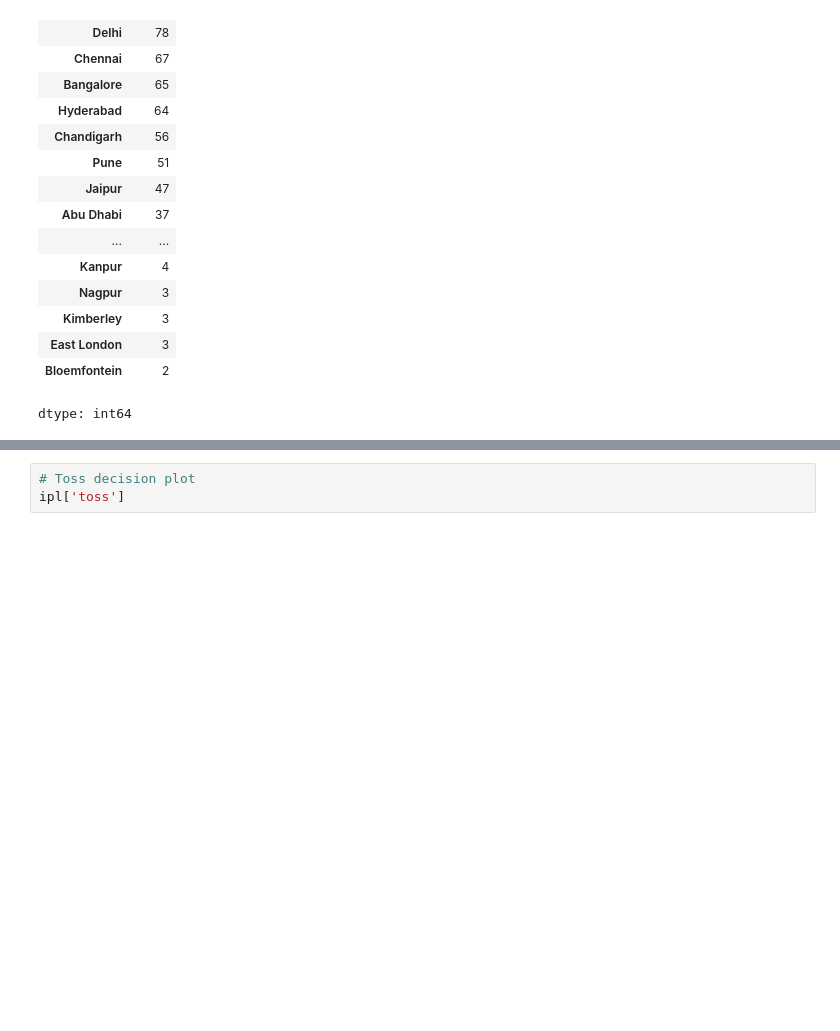
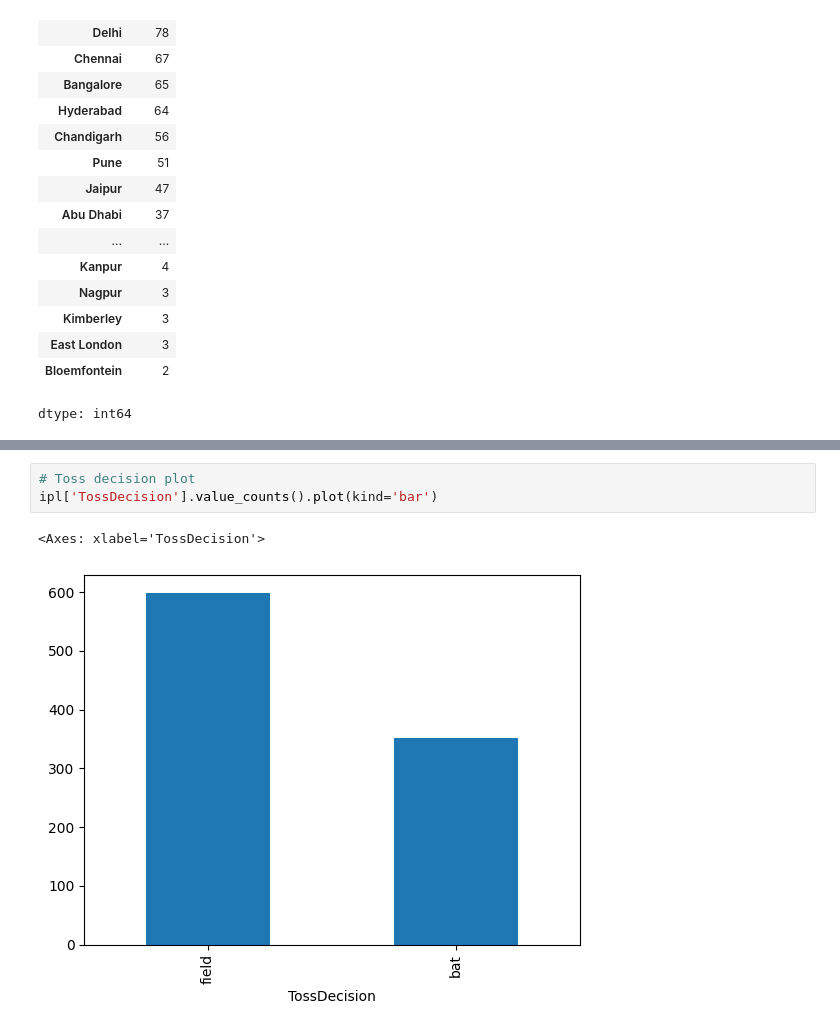
Before and after one commit to boradenihal15-beep/Python-libraries, a Jupyter notebook: Pandas/DataFrame.ipynb, the cells around one changed output, grey strips where cells are left out. Drawn from its saved outputs; the diff is of its cells as text; blank space fills up the shorter version.

```diff
--- a/Pandas/DataFrame.ipynb
+++ b/Pandas/DataFrame.ipynb
@@ -324,4 +324,7 @@ ipl.head()
 | 4 | -6604 | Mumbai | 2022-05-22 | 2022 | 70 | Sunrisers Hyderabad | Punjab Kings | Wankhede Stadium, Mumbai | Sunrisers Hyderabad | bat | ... |
 # %%
 # Toss decision plot
-ipl['toss']
+ipl['TossDecision'].value_counts().plot(kind='bar')
+# %% [output]
+<Axes: xlabel='TossDecision'>
+[figure, added]
```
Also changed, not shown: parts of 8 cells of this notebook.
